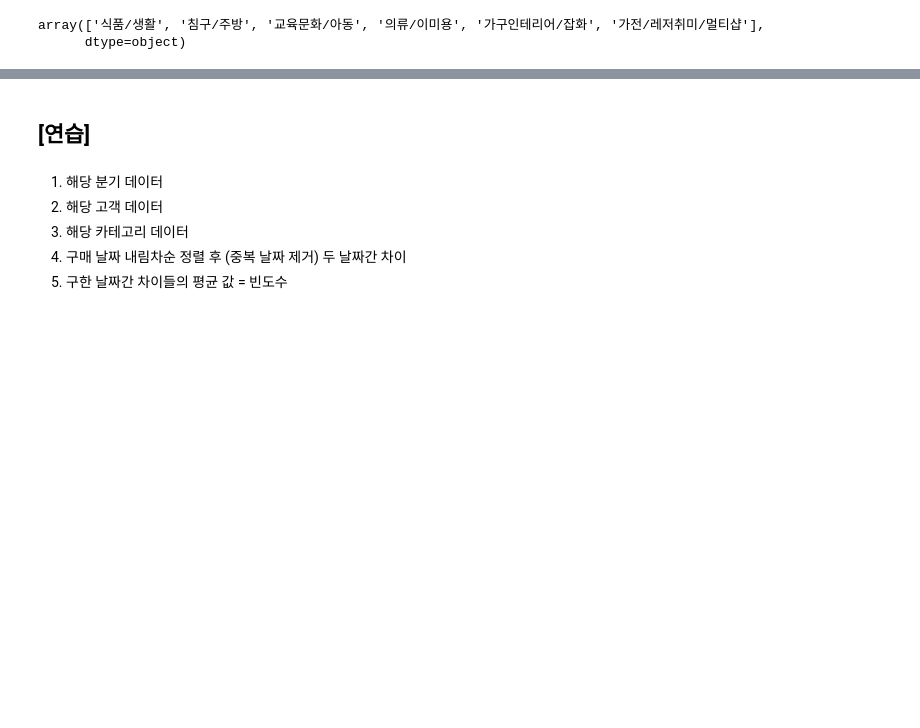
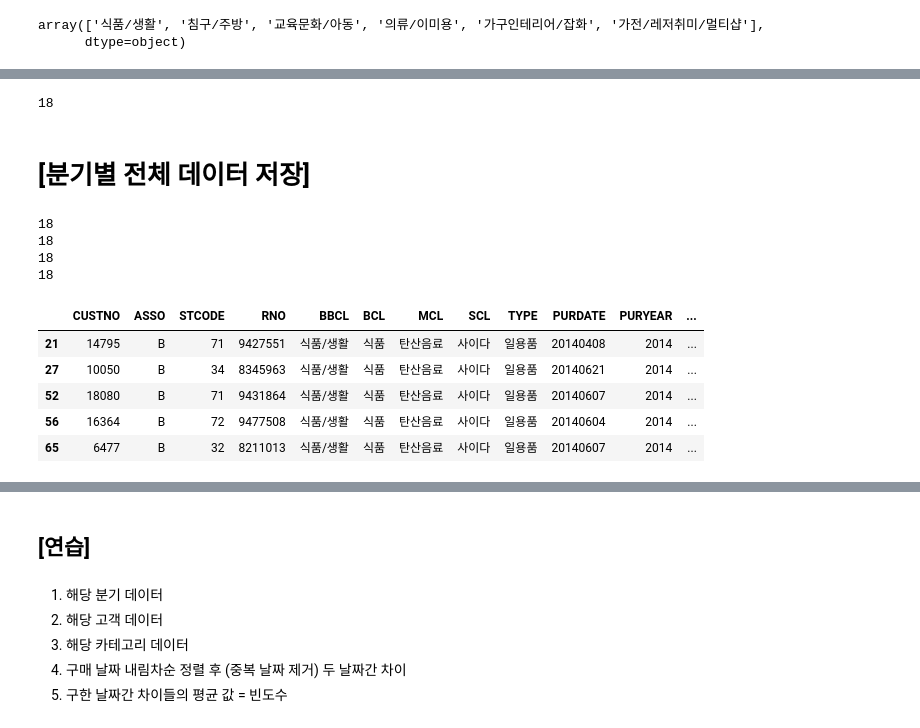
Before and after one commit to leejunghyunA/second_projects, a Jupyter notebook: R_평균구매주기_1022_정현.ipynb, the cells around one changed output, grey strips where cells are left out. Drawn from its saved outputs; the diff is of its cells as text; code cells hidden in the pictures; blank space fills up the shorter version.

```diff
--- a/R_평균구매주기_1022_정현.ipynb
+++ b/R_평균구매주기_1022_정현.ipynb
@@ -169,0 +206,2 @@ array(['식품/생활', '침구/주방', '교육문화/아동', '의류/이미
+# %%
+purchase_Q1 = pd.concat([purchase_Qn1, purchase_Qn2])
@@ -169,0 +227,2 @@ array(['식품/생활', '침구/주방', '교육문화/아동', '의류/이미
+# %%
+purchase_Q1['TOTAL_CAT'] = purchase_Q1['BBCL'] + '_' +purchase_Q1['PRICE_TYPE']
@@ -169,0 +260,35 @@ array(['식품/생활', '침구/주방', '교육문화/아동', '의류/이미
+# %%
+len(purchase_Q1['TOTAL_CAT'].value_counts())
+# %% [output]
+18
+# %% [markdown]
+# [분기별 전체 데이터 저장]
+# %%
+def output_total_2014q(quater):
+    purchase_Qn1 = purchase_n1[(purchase_n1['PURYEAR']==2014)&(purchase_n1['QUARTER']==quater)]
+    purchase_Qn2 = purchase_n2[(purchase_n2['PURYEAR']==2014)&(purchase_n2['QUARTER']==quater)]
+
+    purchase_Q1 = pd.concat([purchase_Qn1, purchase_Qn2])
+
+    purchase_Q1['TOTAL_CAT'] = purchase_Q1['BBCL'] + '_' +purchase_Q1['PRICE_TYPE']
+    print(len(purchase_Q1['TOTAL_CAT'].value_counts()))
+    return purchase_Q1
+# %%
+q1 = output_total_2014q(1)
+q2 = output_total_2014q(2)
+q3 = output_total_2014q(3)
+q4 = output_total_2014q(4)
+# %% [output]
+18
+18
+18
+18
+# %%
+q2.head()
+# %% [output]
+|  | CUSTNO | ASSO | STCODE | RNO | BBCL | BCL | MCL | SCL | TYPE | PURDATE | PURYEAR | ... |
+| 21 | 14795 | B | 71 | 9427551 | 식품/생활 | 식품 | 탄산음료 | 사이다 | 일용품 | 20140408 | 2014 | ... |
+| 27 | 10050 | B | 34 | 8345963 | 식품/생활 | 식품 | 탄산음료 | 사이다 | 일용품 | 20140621 | 2014 | ... |
+| 52 | 18080 | B | 71 | 9431864 | 식품/생활 | 식품 | 탄산음료 | 사이다 | 일용품 | 20140607 | 2014 | ... |
+| 56 | 16364 | B | 72 | 9477508 | 식품/생활 | 식품 | 탄산음료 | 사이다 | 일용품 | 20140604 | 2014 | ... |
+| 65 | 6477 | B | 32 | 8211013 | 식품/생활 | 식품 | 탄산음료 | 사이다 | 일용품 | 20140607 | 2014 | ... |
```
Also changed, not shown: parts of 62 cells of this notebook.
